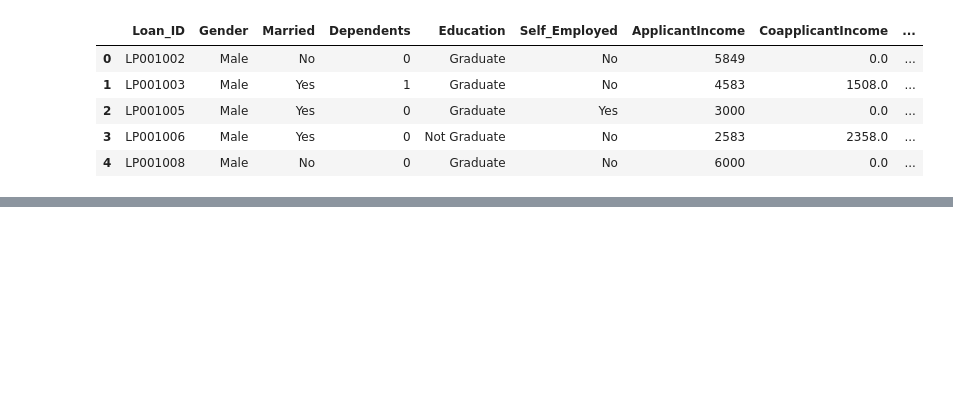
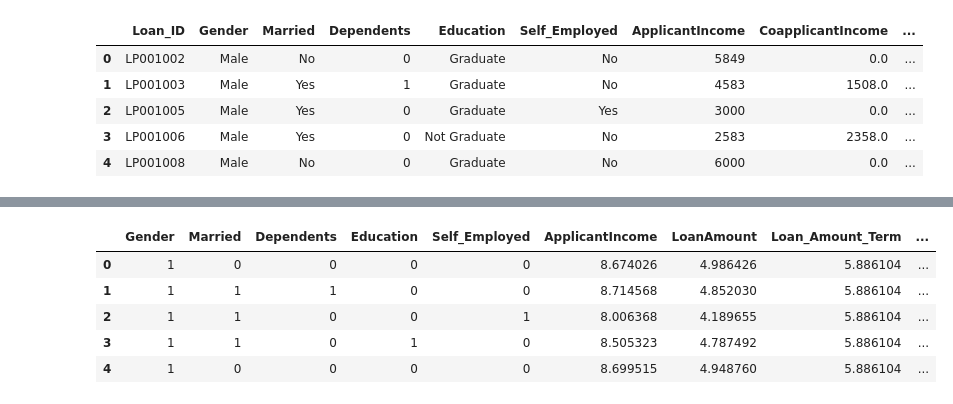
Before and after one commit to fjcl2491/Package_ML_Models, a Jupyter notebook: packaging_ml_model/notebooks/loan_experiment.ipynb, the cells around one changed output, grey strips where cells are left out. Cells and saved outputs as stored; diff of their text form; code cells hidden in the pictures; blank space fills up the shorter version.

```diff
--- a/packaging_ml_model/notebooks/loan_experiment.ipynb
+++ b/packaging_ml_model/notebooks/loan_experiment.ipynb
@@ -17,0 +290,15 @@ raw_train.head()
+# %%
+num_cols.remove('CoapplicantIncome')
+# %%
+# Log transformation
+train_df[num_cols] = np.log(train_df[num_cols])
+test_df[num_cols] = np.log(test_df[num_cols])
+# %%
+train_df.head()
+# %% [output]
+|  | Gender | Married | Dependents | Education | Self_Employed | ApplicantIncome | LoanAmount | Loan_Amount_Term | ... |
+| 0 | 1 | 0 | 0 | 0 | 0 | 8.674026 | 4.986426 | 5.886104 | ... |
+| 1 | 1 | 1 | 1 | 0 | 0 | 8.714568 | 4.852030 | 5.886104 | ... |
+| 2 | 1 | 1 | 0 | 0 | 1 | 8.006368 | 4.189655 | 5.886104 | ... |
+| 3 | 1 | 1 | 0 | 1 | 0 | 8.505323 | 4.787492 | 5.886104 | ... |
+| 4 | 1 | 0 | 0 | 0 | 0 | 8.699515 | 4.948760 | 5.886104 | ... |
```
Also changed, not shown: parts of 31 cells of this notebook.
